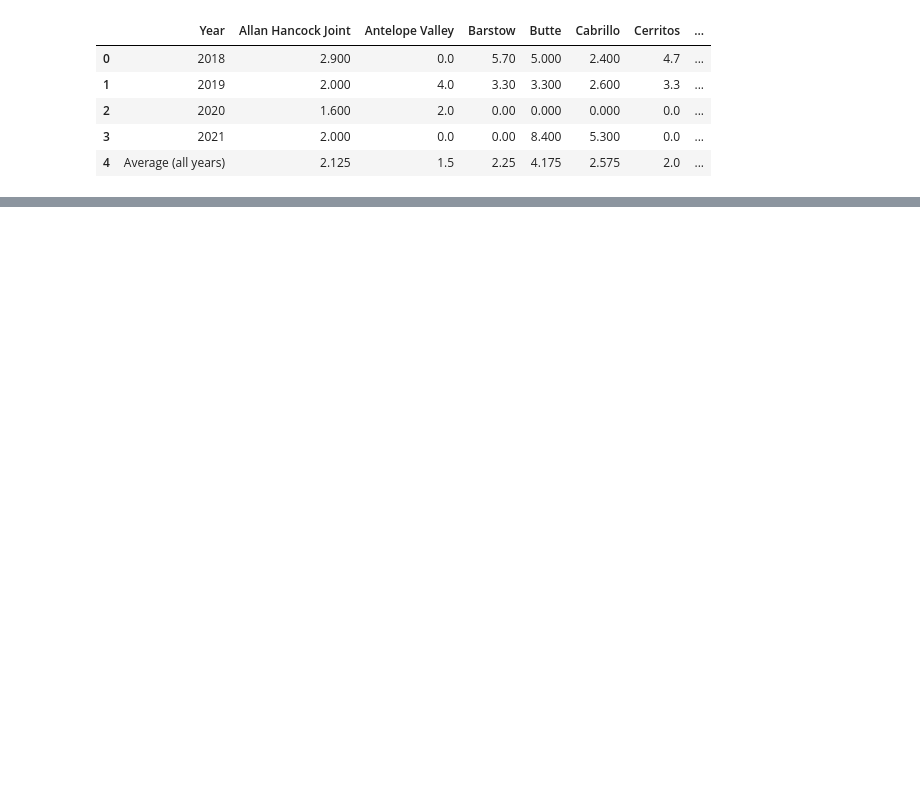
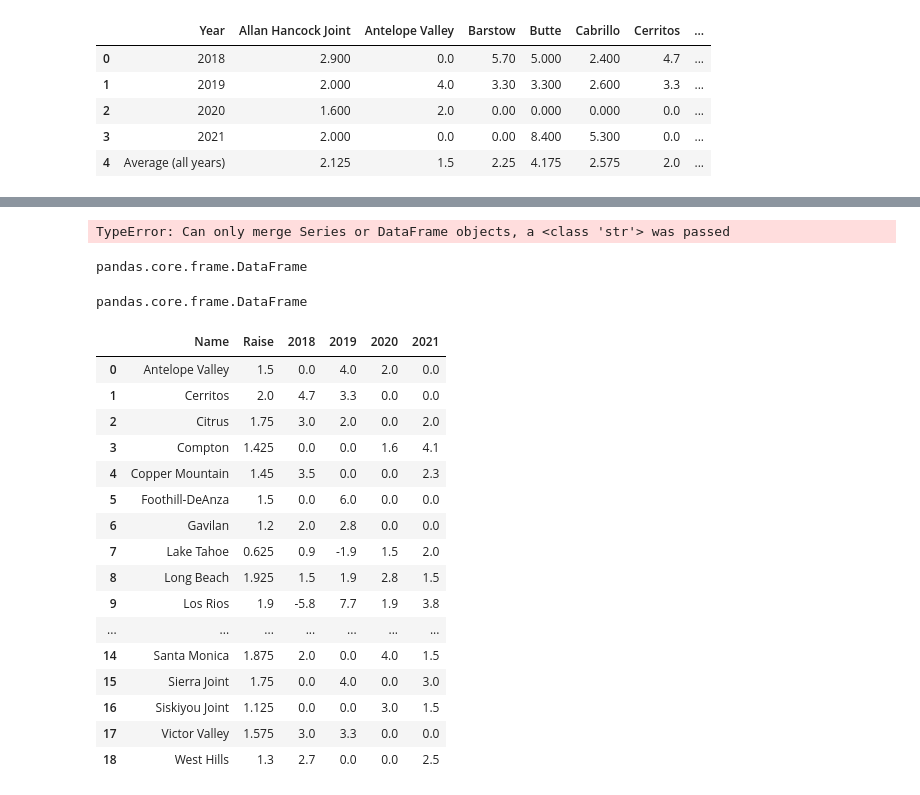
Before and after one commit to davidmhorowitz/HTML-youtube-folder, a Jupyter notebook: Lede-Project1p2 FIX.ipynb, the cells around one changed output, grey strips where cells are left out. Cells and saved outputs as stored; diff of their text form; code cells hidden in the pictures; blank space fills up the shorter version.

```diff
--- a/Lede-Project1p2 FIX.ipynb
+++ b/Lede-Project1p2 FIX.ipynb
@@ -132,2 +149,3 @@ startingfile
 # %%
-subinflation
+subinflation = subinflation.reset_index()
+subinflation = subinflation.drop(['level_0'], axis=1)
@@ -152 +152,3 @@ subinflation
+# %%
+subinflation = subinflation.drop(['index'], axis=1)
 # %%
@@ -163,2 +172,2 @@ len(subinflation['Name'])
 # %%
-subinflation.to_csv('subinflation.csv')
+startingfile.columns.name=''
@@ -164,0 +193,40 @@ subinflation.to_csv('subinflation.csv')
+# %%
+subinflation.merge('startingfile', \
+                   left_on='Name', \
+                   right_on='Name', \
+                   how='left')
+# %% [output]
+TypeError: Can only merge Series or DataFrame objects, a <class 'str'> was passed
+# %%
+type(startingfile)
+# %% [output]
+pandas.core.frame.DataFrame
+# %%
+type(subinflation)
+# %% [output]
+pandas.core.frame.DataFrame
+# %%
+subinflationmerge = subinflation.merge(startingfile, \
+                   left_on='Name', \
+                   right_on='Name', \
+                   how='left')
+# %%
+subinflationmerge
+# %% [output]
+|  | Name | Raise | 2018 | 2019 | 2020 | 2021 |
+| 0 | Antelope Valley | 1.5 | 0.0 | 4.0 | 2.0 | 0.0 |
+| 1 | Cerritos | 2.0 | 4.7 | 3.3 | 0.0 | 0.0 |
+| 2 | Citrus | 1.75 | 3.0 | 2.0 | 0.0 | 2.0 |
+| 3 | Compton | 1.425 | 0.0 | 0.0 | 1.6 | 4.1 |
+| 4 | Copper Mountain | 1.45 | 3.5 | 0.0 | 0.0 | 2.3 |
+| 5 | Foothill-DeAnza | 1.5 | 0.0 | 6.0 | 0.0 | 0.0 |
+| 6 | Gavilan | 1.2 | 2.0 | 2.8 | 0.0 | 0.0 |
+| 7 | Lake Tahoe | 0.625 | 0.9 | -1.9 | 1.5 | 2.0 |
+| 8 | Long Beach | 1.925 | 1.5 | 1.9 | 2.8 | 1.5 |
+| 9 | Los Rios | 1.9 | -5.8 | 7.7 | 1.9 | 3.8 |
+| ... | ... | ... | ... | ... | ... | ... |
+| 14 | Santa Monica | 1.875 | 2.0 | 0.0 | 4.0 | 1.5 |
+| 15 | Sierra Joint | 1.75 | 0.0 | 4.0 | 0.0 | 3.0 |
+| 16 | Siskiyou Joint | 1.125 | 0.0 | 0.0 | 3.0 | 1.5 |
+| 17 | Victor Valley | 1.575 | 3.0 | 3.3 | 0.0 | 0.0 |
+| 18 | West Hills | 1.3 | 2.7 | 0.0 | 0.0 | 2.5 |
```
Also changed, not shown: parts of 22 cells of this notebook, 2 other files.
